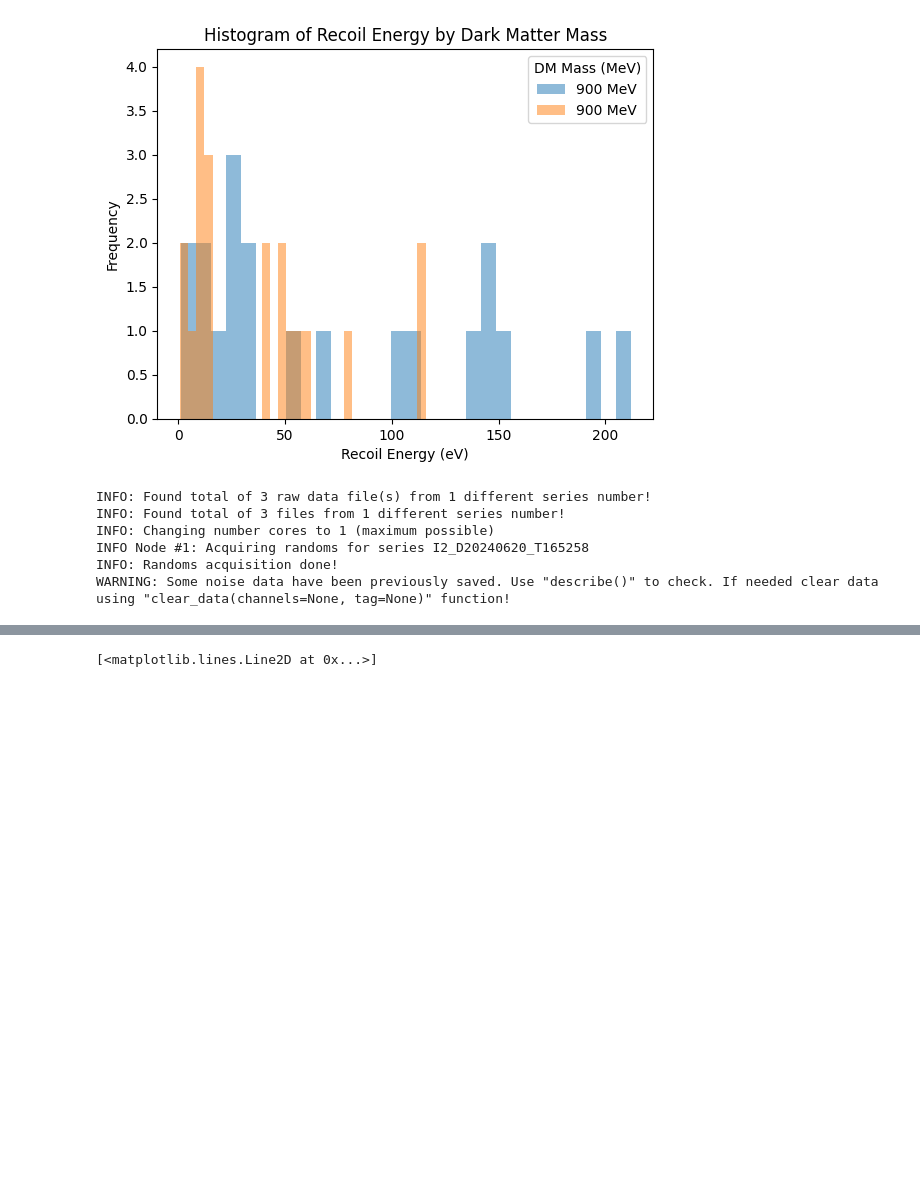
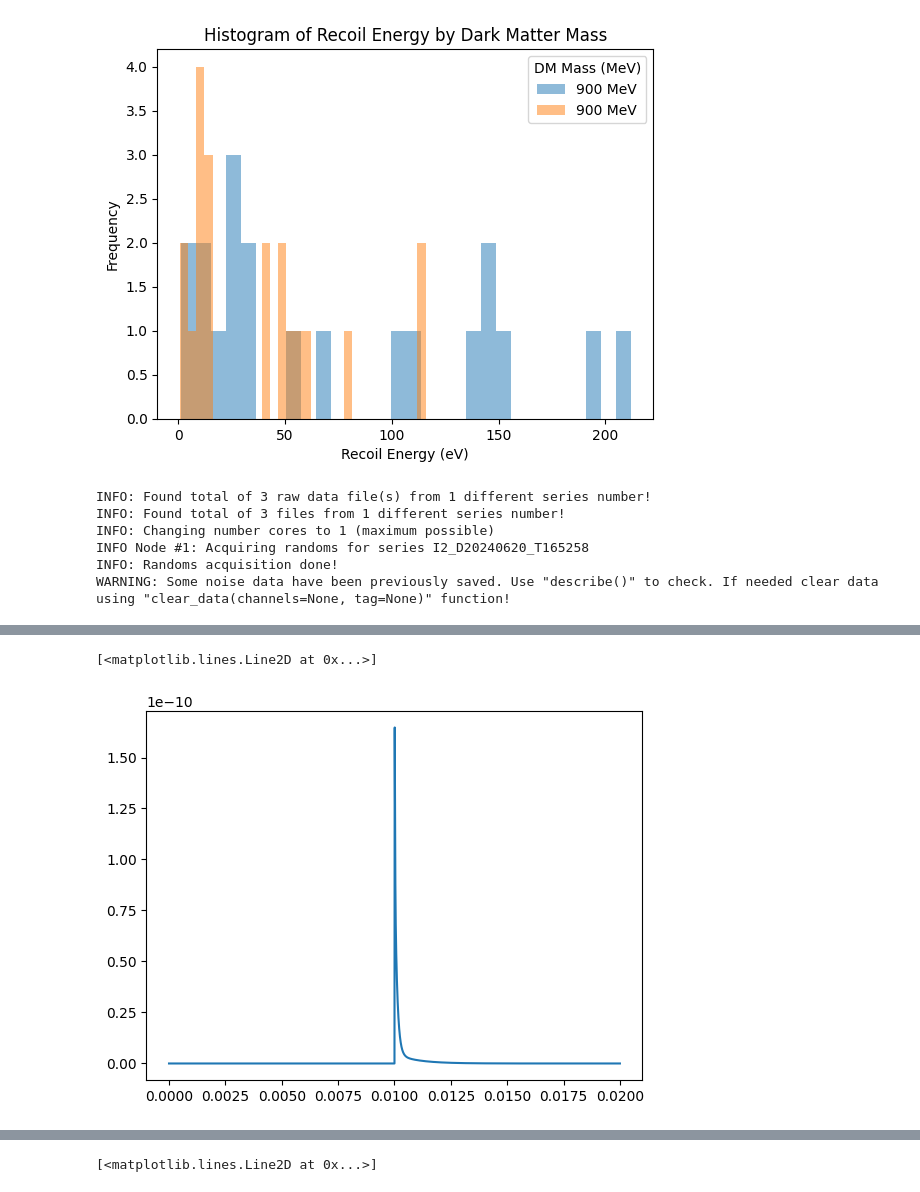
Before and after one commit to spice-herald/detprocess, a Jupyter notebook: examples/salting_dev.ipynb, the cells around one changed output, grey strips where cells are left out. Cells and saved outputs as stored; diff of their text form; code cells hidden in the pictures; blank space fills up the shorter version.

```diff
--- a/examples/salting_dev.ipynb
+++ b/examples/salting_dev.ipynb
@@ -247,3 +249,8 @@ WARNING: Some noise data have been previously saved. Use "describe()" to check.
+# %%
+plt.plot(time,salts[0])
+# %% [output]
+[<matplotlib.lines.Line2D at 0x...>]
+[figure, added]
 # %%
 salting_dataframe = salting.get_dataframe()
 # %%
```
Also changed, not shown: parts of 17 cells of this notebook, 3 other files.
